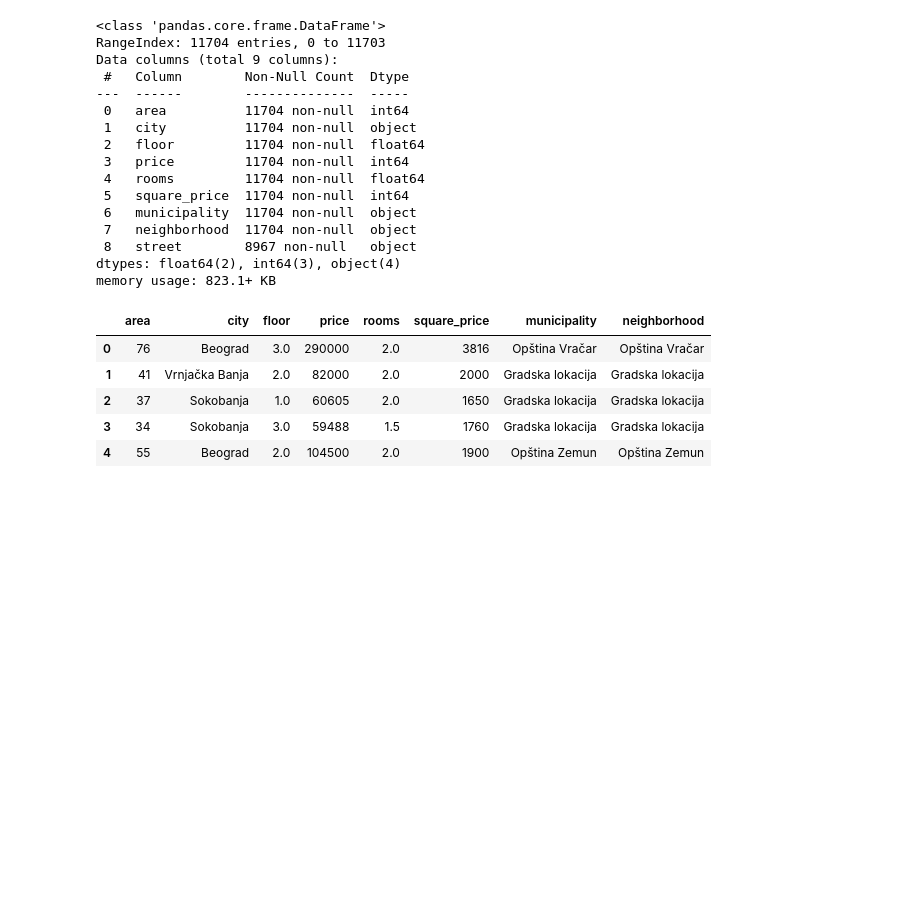
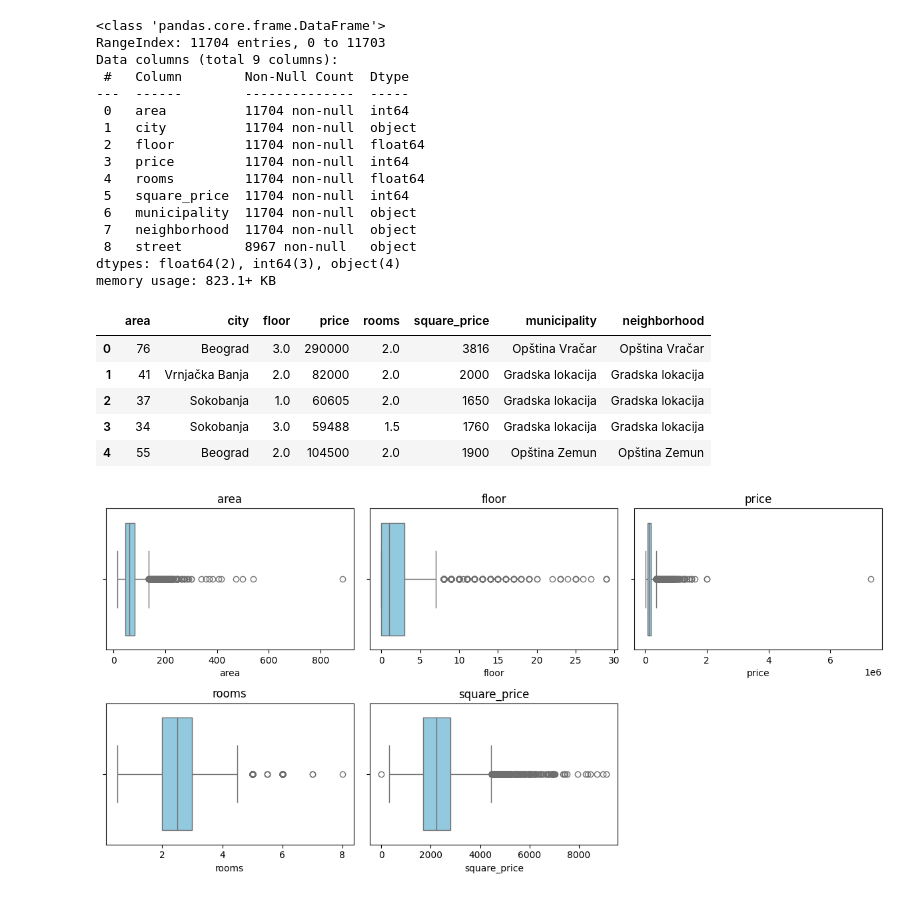
Before and after one commit to dobrosavljevicnenad/DataScience-Apartments, a Jupyter notebook: apartments.ipynb, the cells around one changed output. Saved outputs shown, nothing was run; the diff lists cells and outputs as text; code cells hidden in the pictures; blank space fills up the shorter version.

Commit message:
explore and visualize outliers to verify reasonability of data

```diff
--- a/apartments.ipynb
+++ b/apartments.ipynb
@@ -177,0 +180,16 @@ dataset.head()
+# %%
+numeric_cols = ['area', 'floor', 'price', 'rooms', 'square_price']
+# %%
+import matplotlib.pyplot as plt
+import seaborn as sns
+
+df = dataset
+plt.figure(figsize=(12, 6))
+for i, col in enumerate(numeric_cols, 1):
+    plt.subplot(2, 3, i)
+    sns.boxplot(x=df[col], color='skyblue')
+    plt.title(col)
+plt.tight_layout()
+plt.show()
+# %% [output]
+[figure, added]
```
Also changed, not shown: parts of 8 cells of this notebook.
